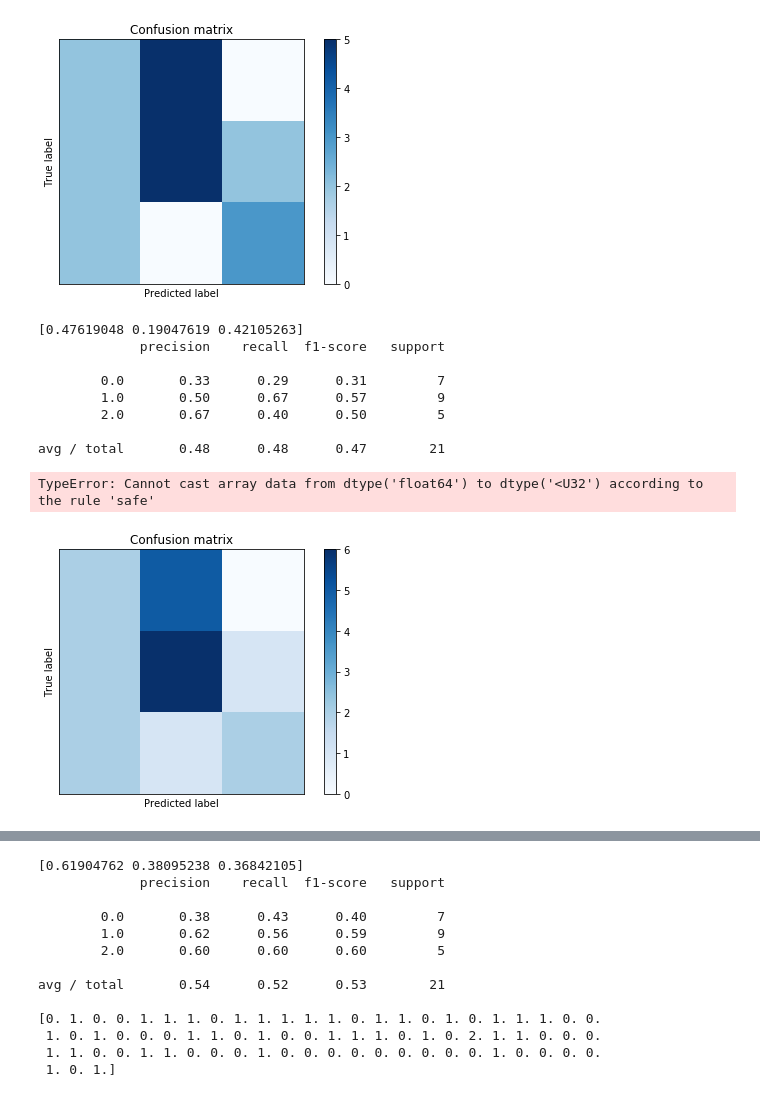
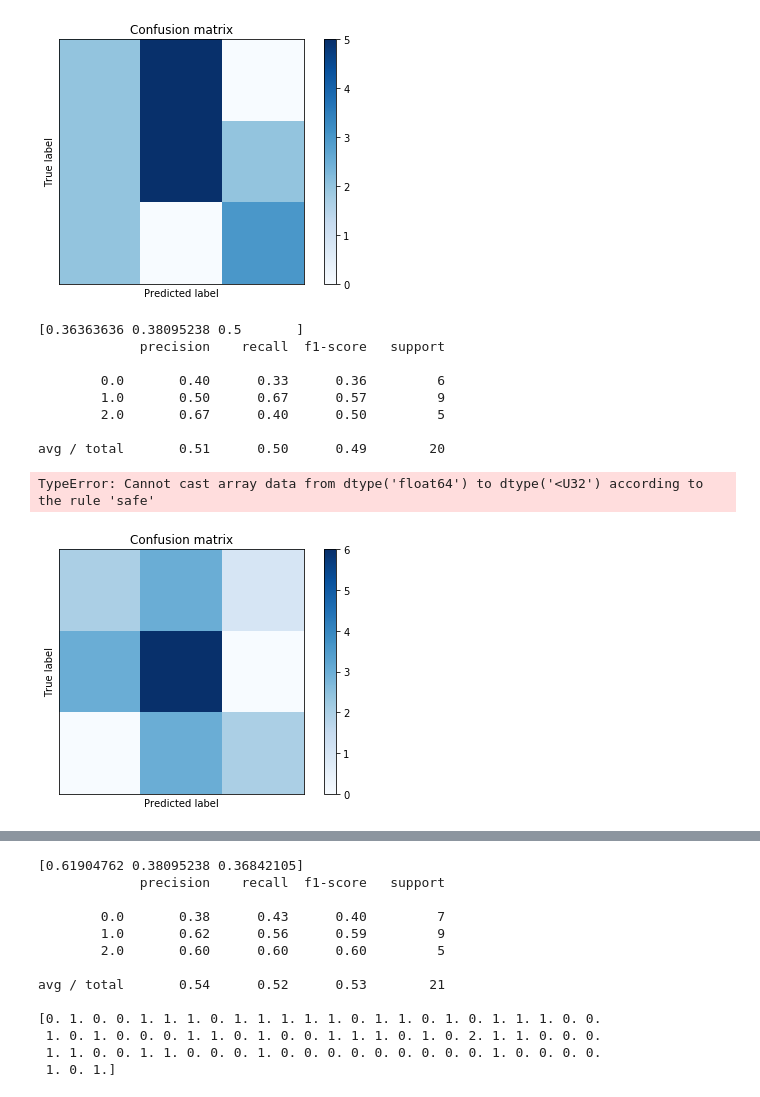
Before and after one commit to pray9/rabies-risk, a Jupyter notebook: Rabies_Risk_Prioritization.ipynb, the cells around one changed output, grey strips where cells are left out. Saved outputs shown, nothing was run; the diff lists cells and outputs as text; code cells hidden in the pictures.

Commit message:
modified classifiers

```diff
--- a/Rabies_Risk_Prioritization.ipynb
+++ b/Rabies_Risk_Prioritization.ipynb
@@ -45,5 +45,8 @@ for i in risk_data:
     else:
         unlabeled1.append(i)
 
-labeled = labeled1[2:]
-unlabeled = unlabeled1[2:]
+labeled = labeled1[:]
+unlabeled = unlabeled1[:]
+
+print(len(unlabeled))
+print(len(labeled))
@@ -97,18 +103,18 @@ avg / total       0.47      0.48      0.47        21
  0. 0. 0.]
 [figure]
 # %%
-test_classifier(LogisticRegression(), np.asarray(labeled)[:,:-1])
+test_classifier(LogisticRegression(solver='lbfgs', multi_class='multinomial'), np.asarray(labeled)[:,:-1])
 # %% [output]
-[0.47619048 0.19047619 0.42105263]
+[0.36363636 0.38095238 0.5       ]
              precision    recall  f1-score   support
 
-        0.0       0.33      0.29      0.31         7
+        0.0       0.40      0.33      0.36         6
         1.0       0.50      0.67      0.57         9
         2.0       0.67      0.40      0.50         5
 
-avg / total       0.48      0.48      0.47        21
+avg / total       0.51      0.50      0.49        20
 TypeError: Cannot cast array data from dtype('float64') to dtype('<U32') according to the rule 'safe'
-[figure, old version]
+[figure, new version]
 # %%
 test_classifier(neighbors.KNeighborsClassifier(n_neighbors = 10), np.asarray(labeled)[:,:-1])
 # %% [output]
```
Also changed, not shown: parts of 5 cells of this notebook.
